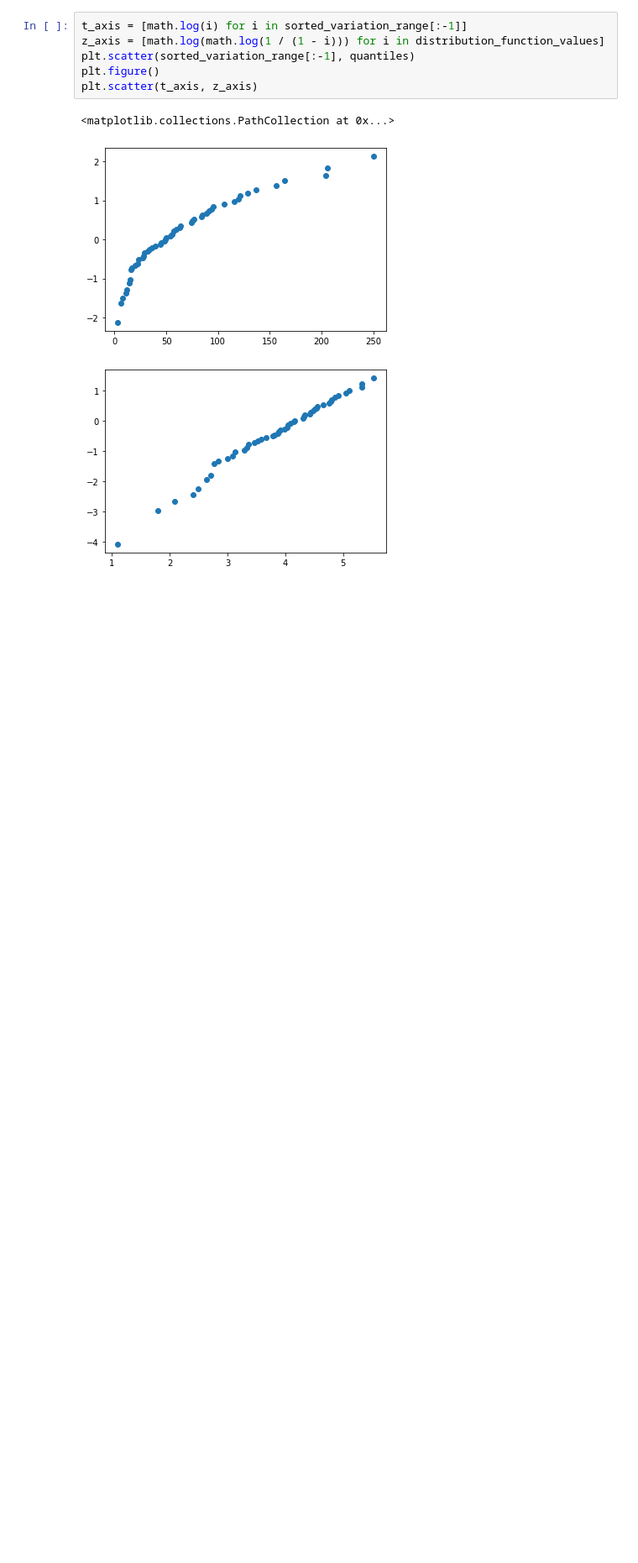
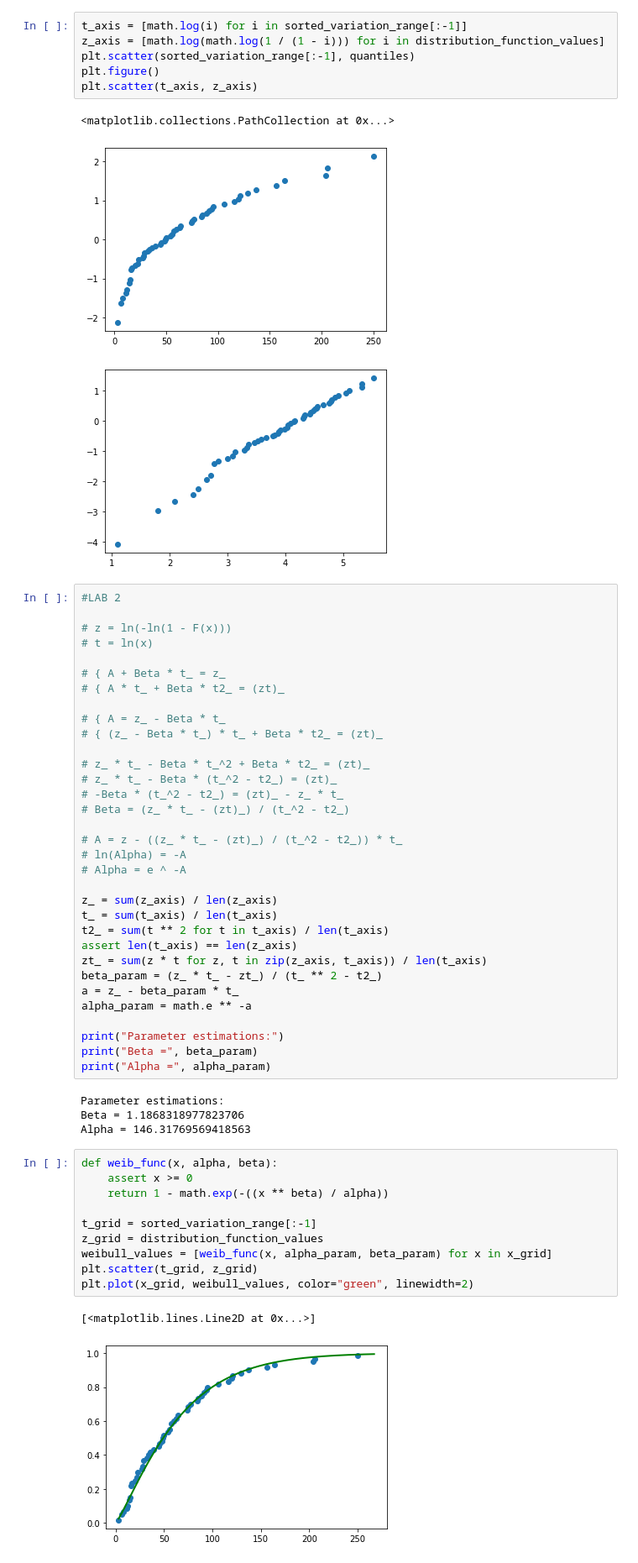
Before and after one commit to crazylinuxer/empirical_methods, a Jupyter notebook: lab2/Untitled.ipynb, the cells around one changed output. Shown at 84% size. Saved outputs shown, nothing was run; the diff lists cells and outputs as text; blank space fills up the shorter version.

```diff
--- a/lab1/Untitled.ipynb
+++ b/lab2/Untitled.ipynb
@@ -290,3 +289,53 @@ plt.scatter(t_axis, z_axis)
 <matplotlib.collections.PathCollection at 0x...>
 [figure]
 [figure]
+# %%
+#LAB 2
+
+# z = ln(-ln(1 - F(x)))
+# t = ln(x)
+
+# { A + Beta * t_ = z_
+# { A * t_ + Beta * t2_ = (zt)_
+
+# { A = z_ - Beta * t_
+# { (z_ - Beta * t_) * t_ + Beta * t2_ = (zt)_
+
+# z_ * t_ - Beta * t_^2 + Beta * t2_ = (zt)_
+# z_ * t_ - Beta * (t_^2 - t2_) = (zt)_
+# -Beta * (t_^2 - t2_) = (zt)_ - z_ * t_
+# Beta = (z_ * t_ - (zt)_) / (t_^2 - t2_)
+
+# A = z - ((z_ * t_ - (zt)_) / (t_^2 - t2_)) * t_
+# ln(Alpha) = -A
+# Alpha = e ^ -A
+
+z_ = sum(z_axis) / len(z_axis)
+t_ = sum(t_axis) / len(t_axis)
+t2_ = sum(t ** 2 for t in t_axis) / len(t_axis)
+assert len(t_axis) == len(z_axis)
+zt_ = sum(z * t for z, t in zip(z_axis, t_axis)) / len(t_axis)
+beta_param = (z_ * t_ - zt_) / (t_ ** 2 - t2_)
+a = z_ - beta_param * t_
+alpha_param = math.e ** -a
+
+print("Parameter estimations:")
+print("Beta =", beta_param)
+print("Alpha =", alpha_param)
+# %% [output]
+Parameter estimations:
+Beta = 1.1868318977823706
+Alpha = 146.31769569418563
+# %%
+def weib_func(x, alpha, beta):
+    assert x >= 0
+    return 1 - math.exp(-((x ** beta) / alpha))
+
+t_grid = sorted_variation_range[:-1]
+z_grid = distribution_function_values
+weibull_values = [weib_func(x, alpha_param, beta_param) for x in x_grid]
+plt.scatter(t_grid, z_grid)
+plt.plot(x_grid, weibull_values, color="green", linewidth=2)
+# %% [output]
+[<matplotlib.lines.Line2D at 0x...>]
+[figure, added]
```
Also changed, not shown: parts of 3 cells of this notebook, 2 other files.
